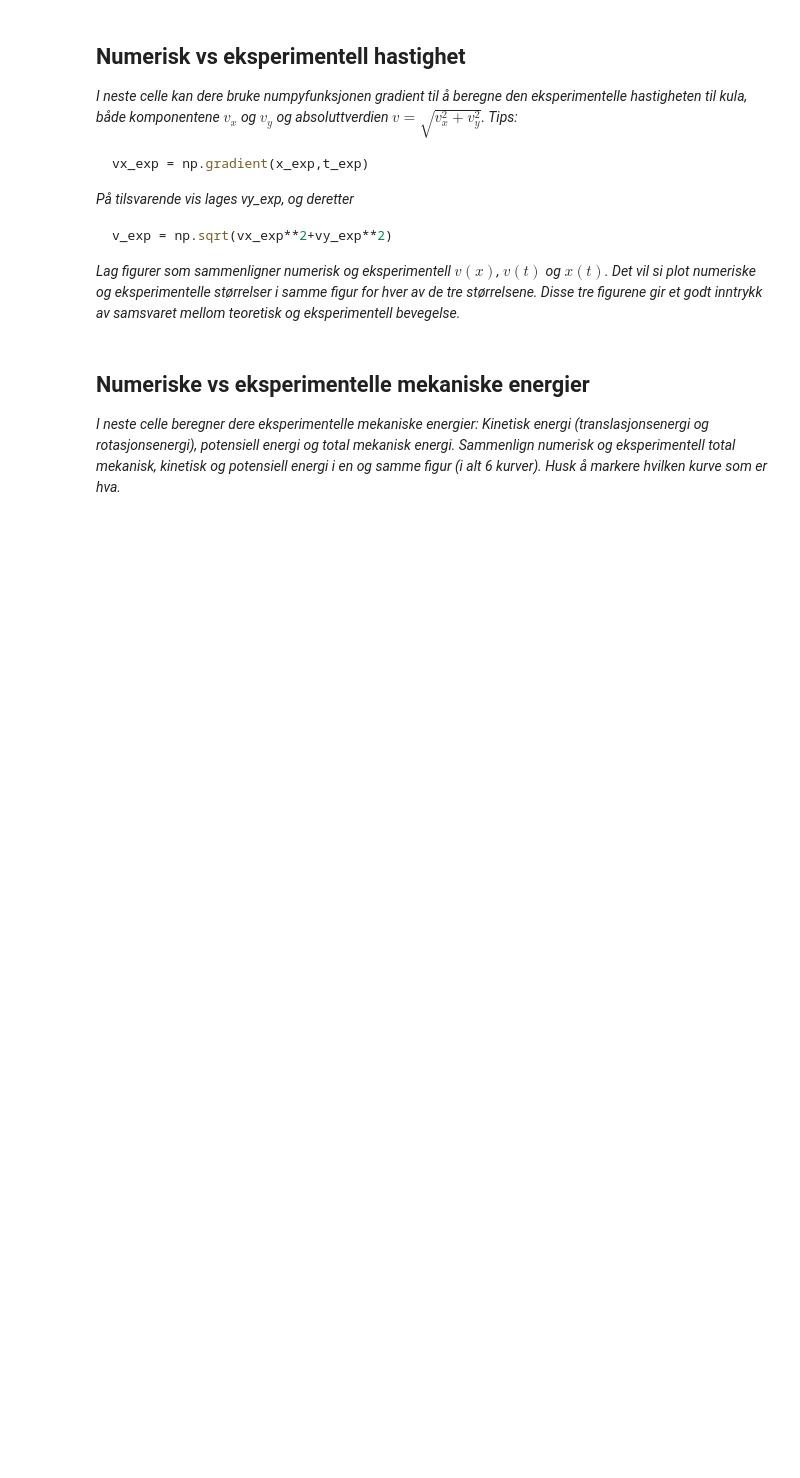
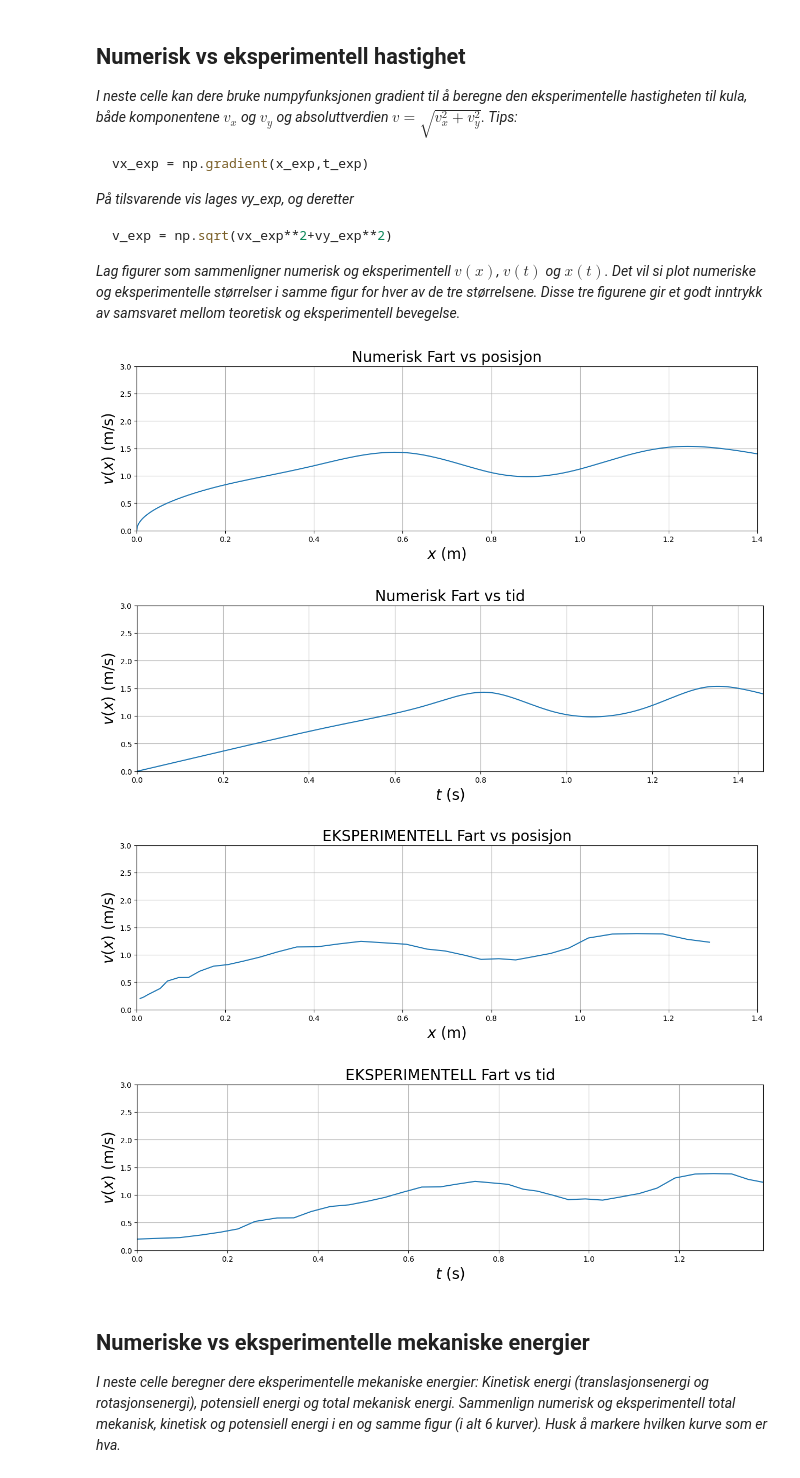
Before and after one commit to peroye/Fysikklab, a Jupyter notebook: notebook_mal_H25.ipynb, the cells around one changed output. Saved outputs shown, nothing was run; the diff lists cells and outputs as text; code cells hidden in the pictures; blank space fills up the shorter version.

```diff
--- a/notebook_mal_H25.ipynb
+++ b/notebook_mal_H25.ipynb
@@ -350,7 +380,68 @@ v_exp = np.sqrt(vx_exp**2+vy_exp**2)
 # %%
 #Beregning av eksperimentell v_x, v_y og v
 
-#Figurer som sammenligner numerisk og eksperimentell v(x), v(t) og x(t)
+def v(x):
+
+    y0 = cs(x[0])                 # start-høyden
+    dy = y0 - cs(x)              # høydefall ved posisjon xp
+    return np.sqrt(np.maximum(0, (10/7) * g * dy))
+
+def v_exp(x_exp):
+    vx_exp = np.gradient(x_exp, t_exp)
+    vy_exp = np.gradient(y_exp, t_exp)
+    v_exp_total = np.sqrt(vx_exp**2 + vy_exp**2)
+    return v_exp_total
+
+#NUMERISK
+#Plotting av fart v(x)
+plt.figure(figsize=(15,4))
+plt.plot(x,v(x))
+plt.title('Numerisk Fart vs posisjon',fontsize=20)
+plt.xlabel('$x$ (m)',fontsize=20)
+plt.ylabel('$v(x)$ (m/s)',fontsize=20)
+plt.ylim(0,3)
+plt.xlim(0,1.400)
+plt.grid()
+plt.show()
+
+#Plotting av fart v(t)
+plt.figure(figsize=(15,4))
+plt.plot(t_vec(x),v(x))
+plt.title('Numerisk Fart vs tid',fontsize=20)
+plt.xlabel('$t$ (s)',fontsize=20)
+plt.ylabel('$v(x)$ (m/s)',fontsize=20)
+plt.ylim(0,3)
+plt.xlim(0,t(x))
+plt.grid()
+plt.show()
+
+#EKSPERIMENTELL
+#Plotting av fart v(x)
+plt.figure(figsize=(15,4))
+plt.plot(x_exp,v_exp(x_exp))
+plt.title('EKSPERIMENTELL Fart vs posisjon',fontsize=20)
+plt.xlabel('$x$ (m)',fontsize=20)
+plt.ylabel('$v(x)$ (m/s)',fontsize=20)
+plt.ylim(0,3)
+plt.xlim(0,1.400)
+plt.grid()
+plt.show()
+
+#Plotting av fart v(t)
+plt.figure(figsize=(15,4))
+plt.plot(t_vec(x_exp),v_exp(x_exp))
+plt.title('EKSPERIMENTELL Fart vs tid',fontsize=20)
+plt.xlabel('$t$ (s)',fontsize=20)
+plt.ylabel('$v(x)$ (m/s)',fontsize=20)
+plt.ylim(0,3)
+plt.xlim(0,t(x_exp))
+plt.grid()
+plt.show()
+# %% [output]
+[figure, added]
+[figure, added]
+[figure, added]
+[figure, added]
 # %% [markdown]
 ## Numeriske vs eksperimentelle mekaniske energier
 
```
Also changed, not shown: parts of 4 cells of this notebook.
